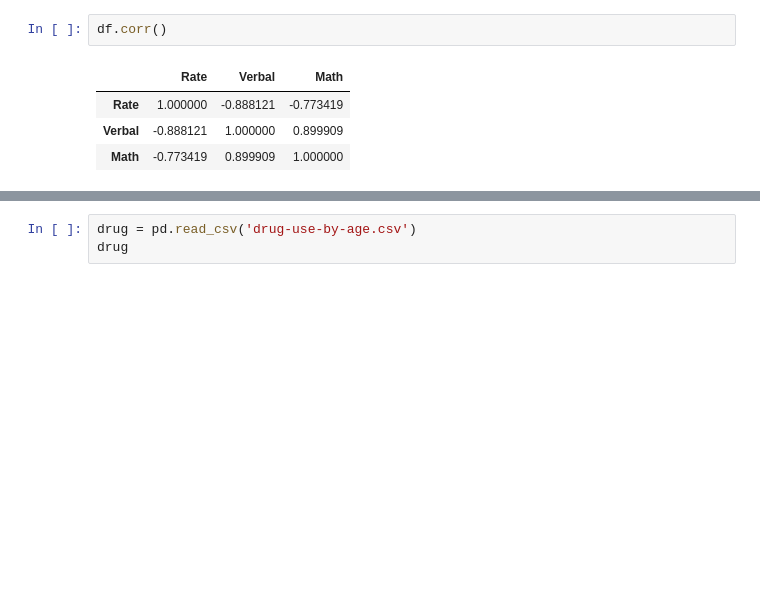
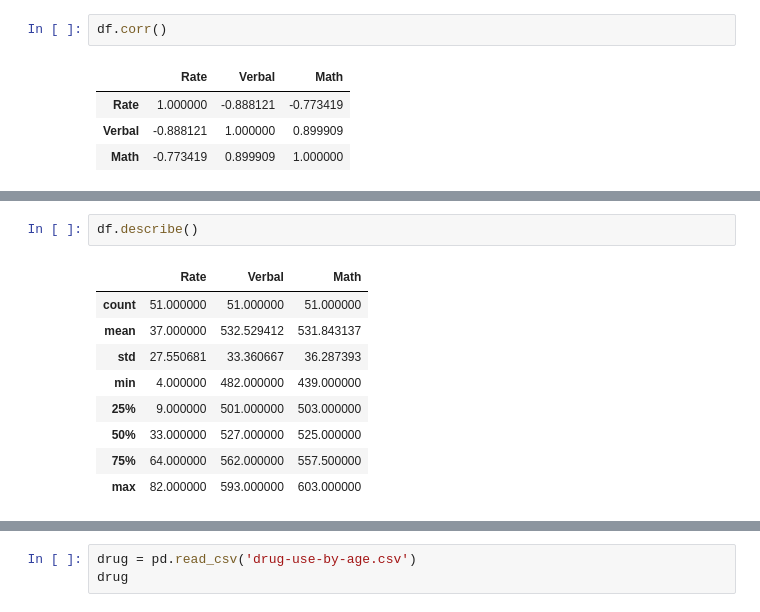
Before and after one commit to Chiuchiyin/Coding-fun, a Jupyter notebook: Civic data analyses/project-02-v2-starter-code.ipynb, the cells around one changed output, grey strips where cells are left out. Cells and saved outputs as stored; diff of their text form; blank space fills up the shorter version.

```diff
--- a/Civic data analyses/project-02-v2-starter-code.ipynb
+++ b/Civic data analyses/project-02-v2-starter-code.ipynb
@@ -493,6 +493,18 @@ df.corr()
 ### 6.2 Use pandas'  `.describe()` built-in function on your DataFrame
 
 Write up what each of the rows returned by the function indicate.
+# %%
+df.describe()
+# %% [output]
+|  | Rate | Verbal | Math |
+| count | 51.000000 | 51.000000 | 51.000000 |
+| mean | 37.000000 | 532.529412 | 531.843137 |
+| std | 27.550681 | 33.360667 | 36.287393 |
+| min | 4.000000 | 482.000000 | 439.000000 |
+| 25% | 9.000000 | 501.000000 | 503.000000 |
+| 50% | 33.000000 | 527.000000 | 525.000000 |
+| 75% | 64.000000 | 562.000000 | 557.500000 |
+| max | 82.000000 | 593.000000 | 603.000000 |
 # %% [markdown]
 <img src="http://imgur.com/xDpSobf.png" style="float: left; margin: 25px 15px 0px 0px; height: 25px">
 
```
